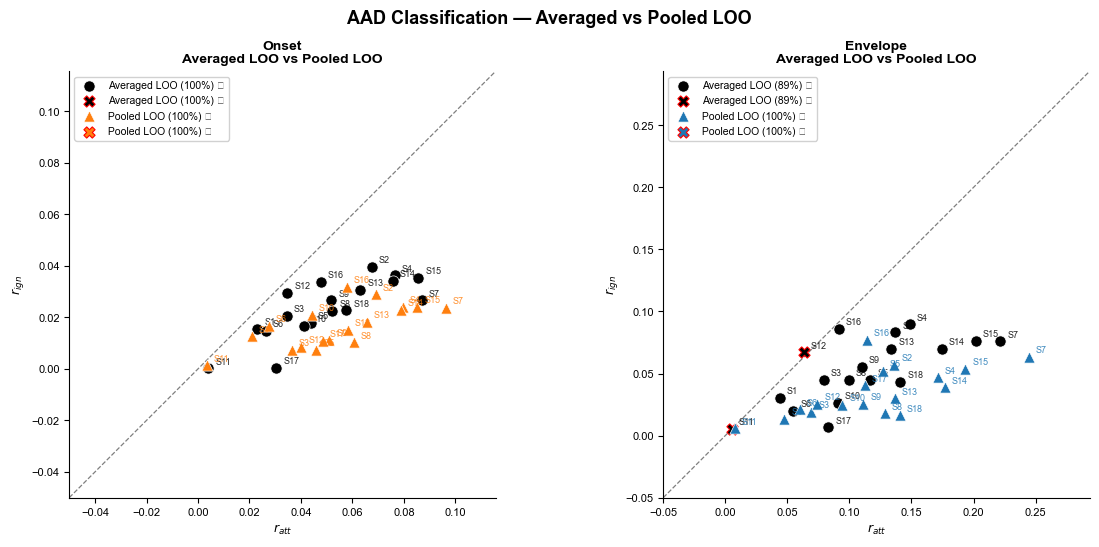
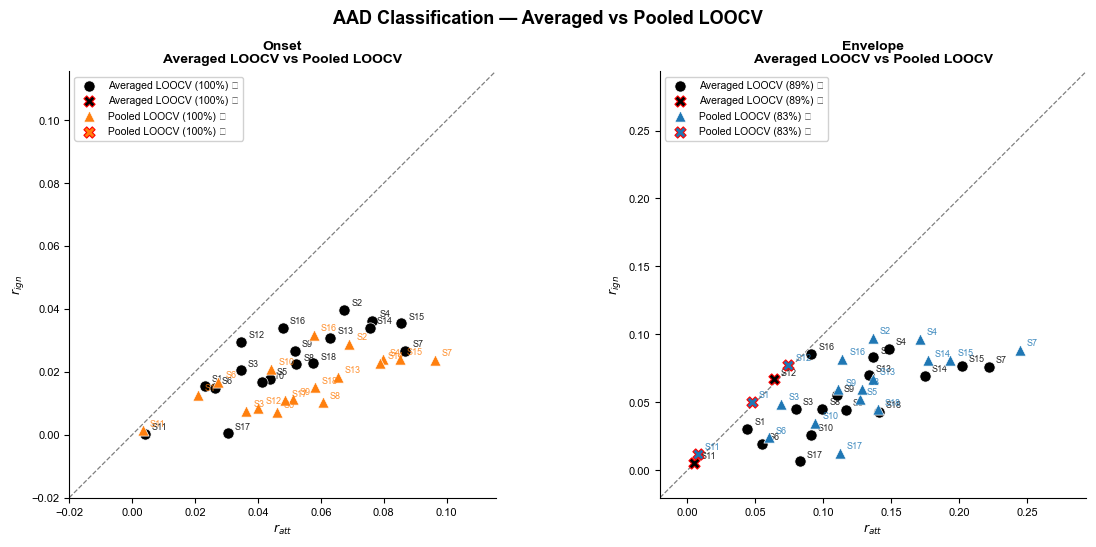
Code edit (unified diff) that turned the first committed figure into the second:
--- before
+++ after
@@ -15,6 +15,6 @@
 
     for r_att, r_ign, acc, dot_color, marker, label in [
-        (r_att_avg,  r_ign_avg,  acc_avg, "black",  'o', f'Averaged LOO ({acc_avg:.0%})'),
-        (r_att_pool, r_ign_pool, acc_pool, color, '^', f'Pooled LOO ({acc_pool:.0%})'),
+        (r_att_avg,  r_ign_avg,  acc_avg, "black",  'o', f'Averaged LOOCV ({acc_avg:.0%})'),
+        (r_att_pool, r_ign_pool, acc_pool, color, '^', f'Pooled LOOCV ({acc_pool:.0%})'),
     ]:
         correct   = r_att > r_ign
@@ -34,5 +34,5 @@
 
     all_r = np.concatenate([r_att_avg, r_ign_avg, r_att_pool, r_ign_pool])
-    lim   = [-0.05, max(all_r) * 1.2]
+    lim   = [-0.02, max(all_r) * 1.2]
     ax.plot(lim, lim, 'k--', linewidth=0.9, alpha=0.5, zorder=2)
     ax.set_xlim(lim)
@@ -55,5 +55,5 @@
     r_atts_pool_onset, r_igns_pool_onset, acc_pool_onset,
     color='tab:orange',
-    title='Onset\nAveraged LOO vs Pooled LOO',
+    title='Onset\nAveraged LOOCV vs Pooled LOOCV',
 )
 
@@ -63,8 +63,8 @@
     r_atts_pool_env, r_igns_pool_env, acc_pool_env,
     color='tab:blue',
-    title='Envelope\nAveraged LOO vs Pooled LOO',
+    title='Envelope\nAveraged LOOCV vs Pooled LOOCV',
 )
 
-fig2.suptitle('AAD Classification — Averaged vs Pooled LOO', fontsize=13, fontweight='bold')
+fig2.suptitle('AAD Classification — Averaged vs Pooled LOOCV', fontsize=13, fontweight='bold')
 fig2.tight_layout()
 fig2.savefig(FUGLSANG_FIGURES_DIR / 'aad_pooled_scatter.png', dpi=150, bbox_inches='tight')

Commit: Added preprocessing and plots to SNHL